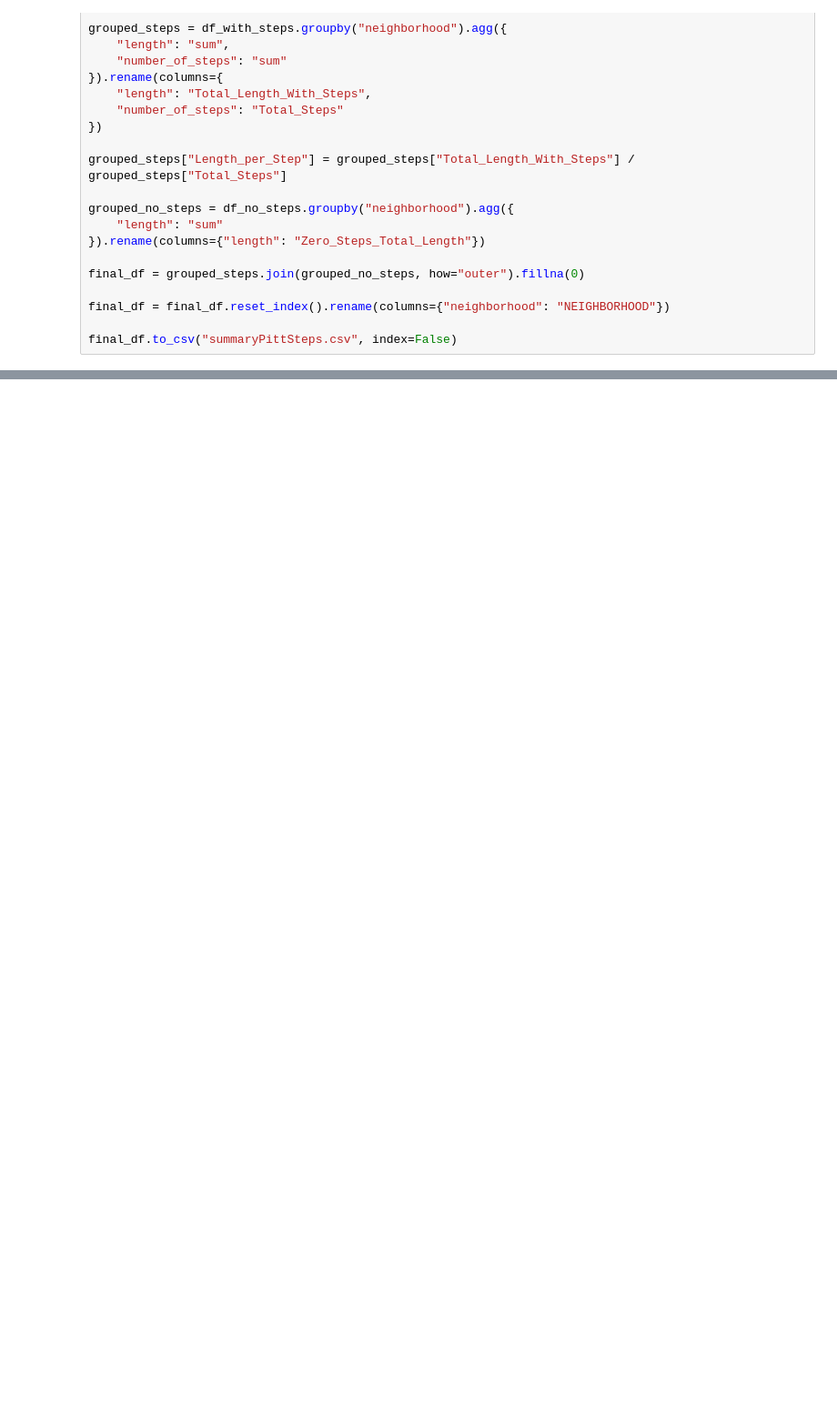
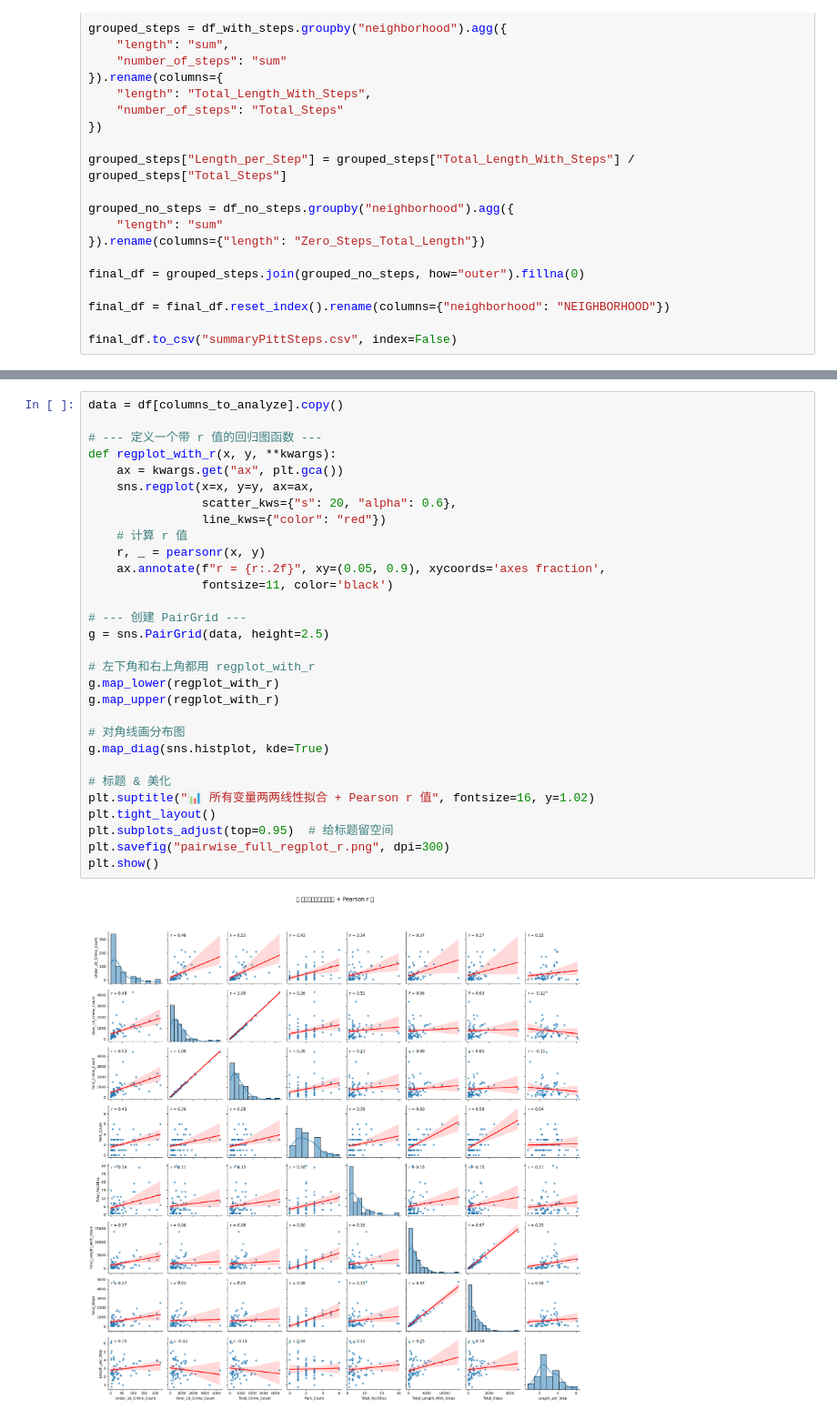
Before and after one commit to Zhanpeng1202/The-best-neighborhood-in-Pittsburgh, a Jupyter notebook: richard/richard.ipynb, the cells around one changed output, grey strips where cells are left out. Shown: that part at 91% size. Saved outputs shown, nothing was run; the diff lists cells and outputs as text; blank space fills up the shorter version.

```diff
--- a/richard/richard.ipynb
+++ b/richard/richard.ipynb
@@ -184,0 +292,32 @@ The following neighborhood is missing in the dataset(Arrest/Facilities/Steps), a
+# %%
+data = df[columns_to_analyze].copy()
+
+# --- 定义一个带 r 值的回归图函数 ---
+def regplot_with_r(x, y, **kwargs):
+    ax = kwargs.get("ax", plt.gca())
+    sns.regplot(x=x, y=y, ax=ax,
+                scatter_kws={"s": 20, "alpha": 0.6},
+                line_kws={"color": "red"})
+    # 计算 r 值
+    r, _ = pearsonr(x, y)
+    ax.annotate(f"r = {r:.2f}", xy=(0.05, 0.9), xycoords='axes fraction',
+                fontsize=11, color='black')
+
+# --- 创建 PairGrid ---
+g = sns.PairGrid(data, height=2.5)
+
+# 左下角和右上角都用 regplot_with_r
+g.map_lower(regplot_with_r)
+g.map_upper(regplot_with_r)
+
+# 对角线画分布图
+g.map_diag(sns.histplot, kde=True)
+
+# 标题 & 美化
+plt.suptitle("📊 所有变量两两线性拟合 + Pearson r 值", fontsize=16, y=1.02)
+plt.tight_layout()
+plt.subplots_adjust(top=0.95)  # 给标题留空间
+plt.savefig("pairwise_full_regplot_r.png", dpi=300)
+plt.show()
+# %% [output]
+[figure, added]
```
Also changed, not shown: parts of 6 cells of this notebook, 5 other files.
